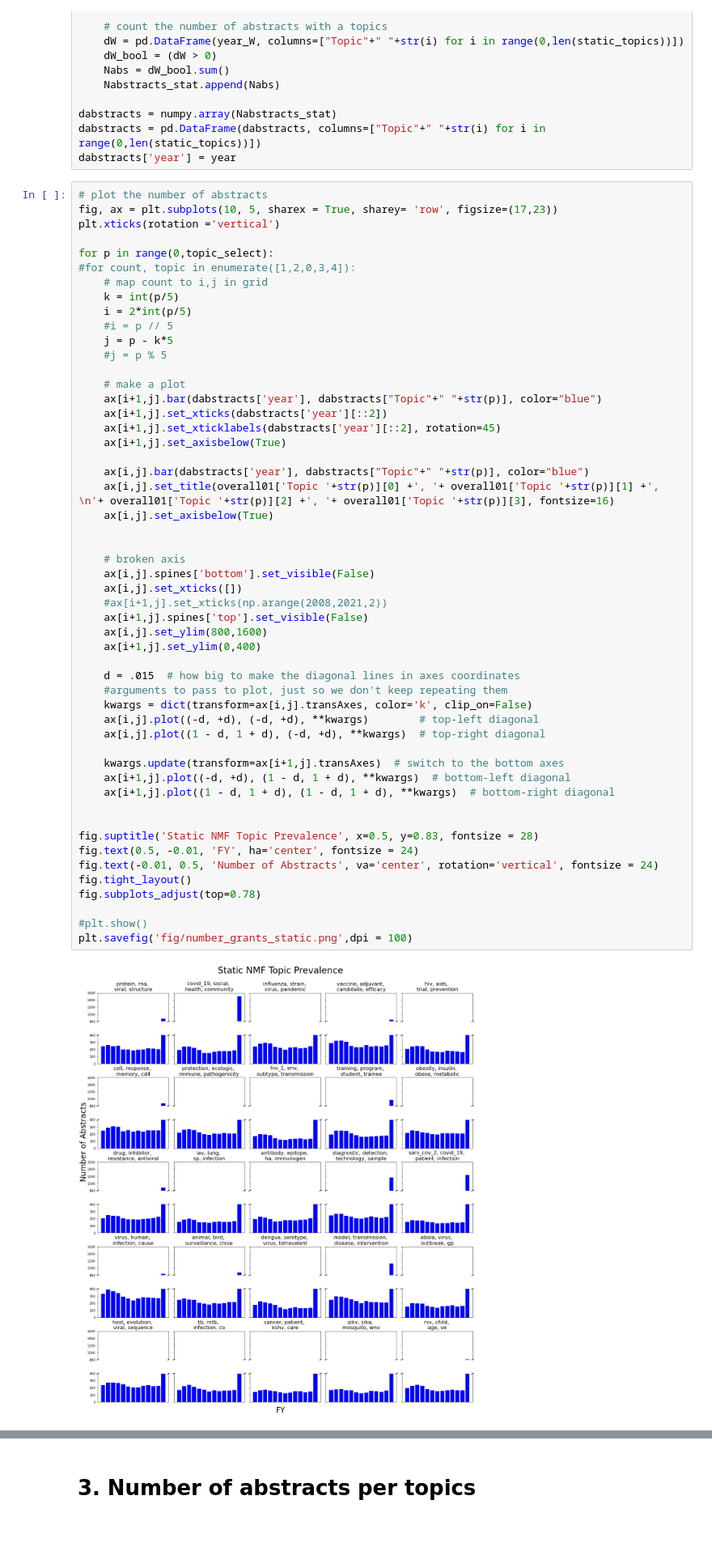
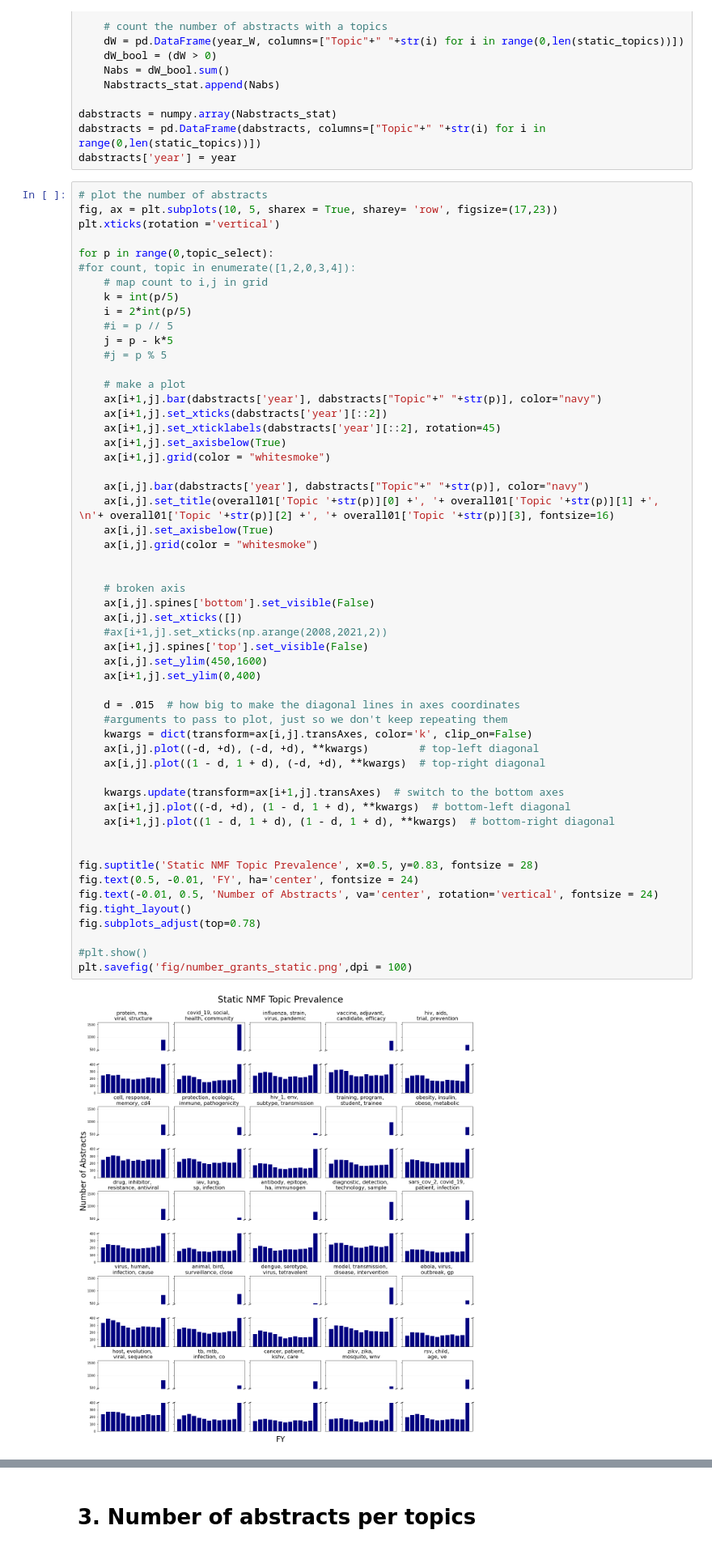
Before and after one commit to uva-bi-sdad/publicrd, a Jupyter notebook: src/Dynamic_Topic_Modelling/dNMF_update_with_pandemic_data/dNMF_pandemics.ipynb, the cells around one changed output, grey strips where cells are left out. Shown at 81% size. Saved outputs shown, nothing was run; the diff lists cells and outputs as text.

```diff
--- a/src/Dynamic_Topic_Modelling/dNMF_update_with_pandemic_data/dNMF_pandemics.ipynb
+++ b/src/Dynamic_Topic_Modelling/dNMF_update_with_pandemic_data/dNMF_pandemics.ipynb
@@ -843,42 +843,44 @@ for p in range(0,topic_select):
     #j = p % 5
 
     # make a plot
-    ax[i+1,j].bar(dabstracts['year'], dabstracts["Topic"+" "+str(p)], color="blue")
+    ax[i+1,j].bar(dabstracts['year'], dabstracts["Topic"+" "+str(p)], color="navy")
     ax[i+1,j].set_xticks(dabstracts['year'][::2])
     ax[i+1,j].set_xticklabels(dabstracts['year'][::2], rotation=45)
     ax[i+1,j].set_axisbelow(True)
+    ax[i+1,j].grid(color = "whitesmoke")
 
-    ax[i,j].bar(dabstracts['year'], dabstracts["Topic"+" "+str(p)], color="blue")
+    ax[i,j].bar(dabstracts['year'], dabstracts["Topic"+" "+str(p)], color="navy")
     ax[i,j].set_title(overall01['Topic '+str(p)][0] +', '+ overall01['Topic '+str(p)][1] +', \n'+ overall01['Topic '+str(p)][2] +', '+ overall01['Topic '+str(p)][3], fontsize=16)
     ax[i,j].set_axisbelow(True)
+    ax[i,j].grid(color = "whitesmoke")
 
 
     # broken axis
     ax[i,j].spines['bottom'].set_visible(False)
     ax[i,j].set_xticks([])
     #ax[i+1,j].set_xticks(np.arange(2008,2021,2))
     ax[i+1,j].spines['top'].set_visible(False)
-    ax[i,j].set_ylim(800,1600)
+    ax[i,j].set_ylim(450,1600)
     ax[i+1,j].set_ylim(0,400)
 
     d = .015  # how big to make the diagonal lines in axes coordinates
     #arguments to pass to plot, just so we don't keep repeating them
     kwargs = dict(transform=ax[i,j].transAxes, color='k', clip_on=False)
     ax[i,j].plot((-d, +d), (-d, +d), **kwargs)        # top-left diagonal
     ax[i,j].plot((1 - d, 1 + d), (-d, +d), **kwargs)  # top-right diagonal
 
     kwargs.update(transform=ax[i+1,j].transAxes)  # switch to the bottom axes
     ax[i+1,j].plot((-d, +d), (1 - d, 1 + d), **kwargs)  # bottom-left diagonal
     ax[i+1,j].plot((1 - d, 1 + d), (1 - d, 1 + d), **kwargs)  # bottom-right diagonal
 
 
 fig.suptitle('Static NMF Topic Prevalence', x=0.5, y=0.83, fontsize = 28)
 fig.text(0.5, -0.01, 'FY', ha='center', fontsize = 24)
 fig.text(-0.01, 0.5, 'Number of Abstracts', va='center', rotation='vertical', fontsize = 24)
 fig.tight_layout()
 fig.subplots_adjust(top=0.78)
 
 #plt.show()
 plt.savefig('fig/number_grants_static.png',dpi = 100)
 # %% [output]
-[figure, old version]
+[figure, new version]
```
Also changed, not shown: parts of 9 cells of this notebook, 5 other files.
